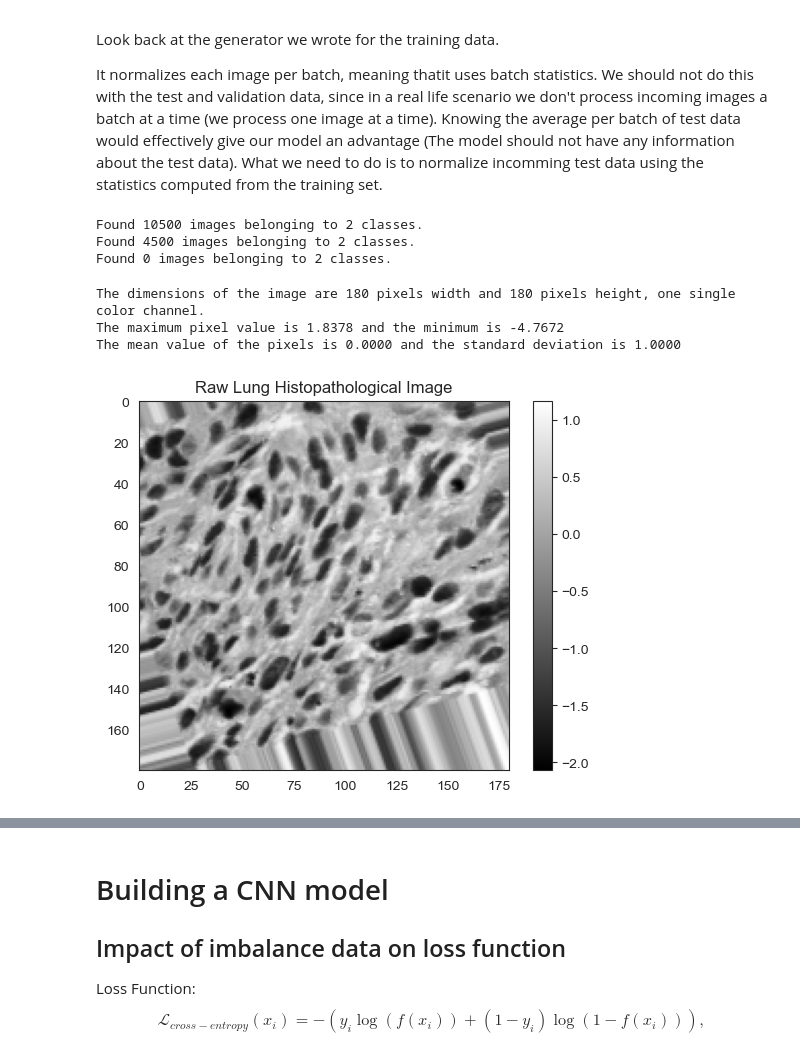
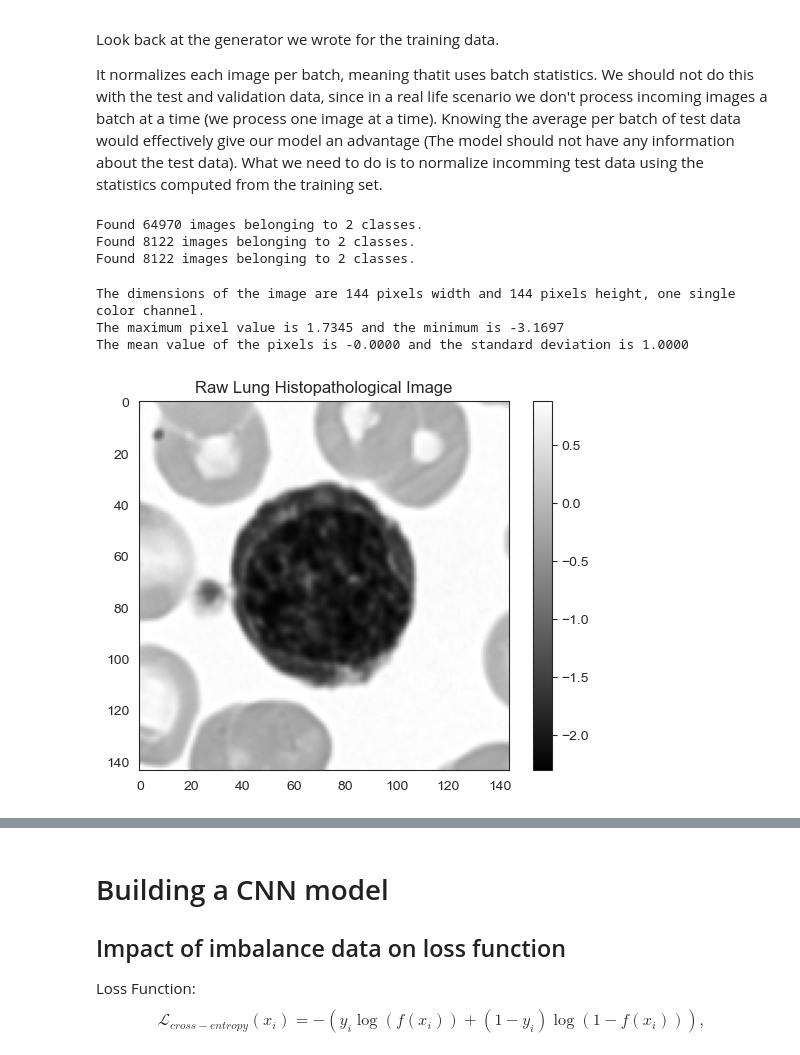
Before and after one commit to kfurtado2171/ML-Leukemia-Detection, a Jupyter notebook: leukemia-detection-model-comparison.ipynb, the cells around one changed output, grey strips where cells are left out. Cells and saved outputs as stored; diff of their text form; code cells hidden in the pictures.

Commit message:
Data Prep - Mid JPEG Conversion

```diff
--- a/leukemia-detection-model-comparison.ipynb
+++ b/leukemia-detection-model-comparison.ipynb
@@ -24,3 +28,7 @@ os.listdir("data/data70:30")
+# %%
+train_dir = "/Users/Kyle/Desktop/UMD/Fall 2023/CIS 690/data/leukemia/leukemia-80.10.10/leukemia_train"
+val_dir = "/Users/Kyle/Desktop/UMD/Fall 2023/CIS 690/data/leukemia/leukemia-80.10.10/leukemia_validate"
+test_dir = "/Users/Kyle/Desktop/UMD/Fall 2023/CIS 690/data/leukemia/leukemia-80.10.10/leukemia_test"
 # %% [markdown]
 # 2. Image Preprocessing
 Before training, we'll first modify your images to be better suited for training a convolutional neural network. For this task we'll use the Keras ImageDataGenerator function to perform data preprocessing and data augmentation.
@@ -53,47 +59,46 @@ We should not do this with the test and validation data, since in a real life sc
 Knowing the average per batch of test data would effectively give our model an advantage (The model should not have any information about the test data).
 What we need to do is to normalize incomming test data using the statistics computed from the training set.
 # %%
-train_dir = "data/data70:30/lung_train"
-val_dir = "data/data70:30/lung_validate"
-test_dir = "data/data70:30/lung_test"
-
 train = image_generator.flow_from_directory(train_dir,
                                             batch_size=8,
                                             shuffle=True,
                                             class_mode='binary',
-                                            target_size=(180, 180))
+                                            target_size=(144, 144),
+                                            color_mode='grayscale')
 
 validation = image_generator.flow_from_directory(val_dir,
                                                 batch_size=1,
                                                 shuffle=False,
                                                 class_mode='binary',
-                                                target_size=(180, 180))
+                                                target_size=(144, 144),
+                                                color_mode='grayscale')
 
 test = image_generator.flow_from_directory(test_dir,
                                             batch_size=1,
                                             shuffle=False,
                                             class_mode='binary',
-                                            target_size=(180, 180))
+                                            target_size=(144, 144),
+                                            color_mode='grayscale')
 # %% [output]
-Found 10500 images belonging to 2 classes.
-Found 4500 images belonging to 2 classes.
-Found 0 images belonging to 2 classes.
+Found 64970 images belonging to 2 classes.
+Found 8122 images belonging to 2 classes.
+Found 8122 images belonging to 2 classes.
 # %%
 sns.set_style('white')
 generated_image, label = train.__getitem__(0)
-generated_img_gray = cv2.cvtColor(generated_image[0], cv2.COLOR_BGR2GRAY)
+generated_img_gray = generated_image[0]
 plt.imshow(generated_img_gray, cmap='gray')
 plt.colorbar()
 plt.title('Raw Lung Histopathological Image')
 
 print(f"The dimensions of the image are {generated_image.shape[1]} pixels width and {generated_image.shape[2]} pixels height, one single color channel.")
 print(f"The maximum pixel value is {generated_image.max():.4f} and the minimum is {generated_image.min():.4f}")
 print(f"The mean value of the pixels is {generated_image.mean():.4f} and the standard deviation is {generated_image.std():.4f}")
 # %% [output]
-The dimensions of the image are 180 pixels width and 180 pixels height, one single color channel.
-The maximum pixel value is 1.8378 and the minimum is -4.7672
-The mean value of the pixels is 0.0000 and the standard deviation is 1.0000
+The dimensions of the image are 144 pixels width and 144 pixels height, one single color channel.
+The maximum pixel value is 1.7345 and the minimum is -3.1697
+The mean value of the pixels is -0.0000 and the standard deviation is 1.0000
-[figure, old version]
+[figure, new version]
 # %%
 sns.histplot(generated_img_gray.ravel(),
             label=f"Pixel Mean {np.mean(generated_image):.4f} & Standard Deviation {np.std(generated_image):.4f}", kde=False)
```
Also changed, not shown: parts of 8 cells of this notebook, 1 other file.
